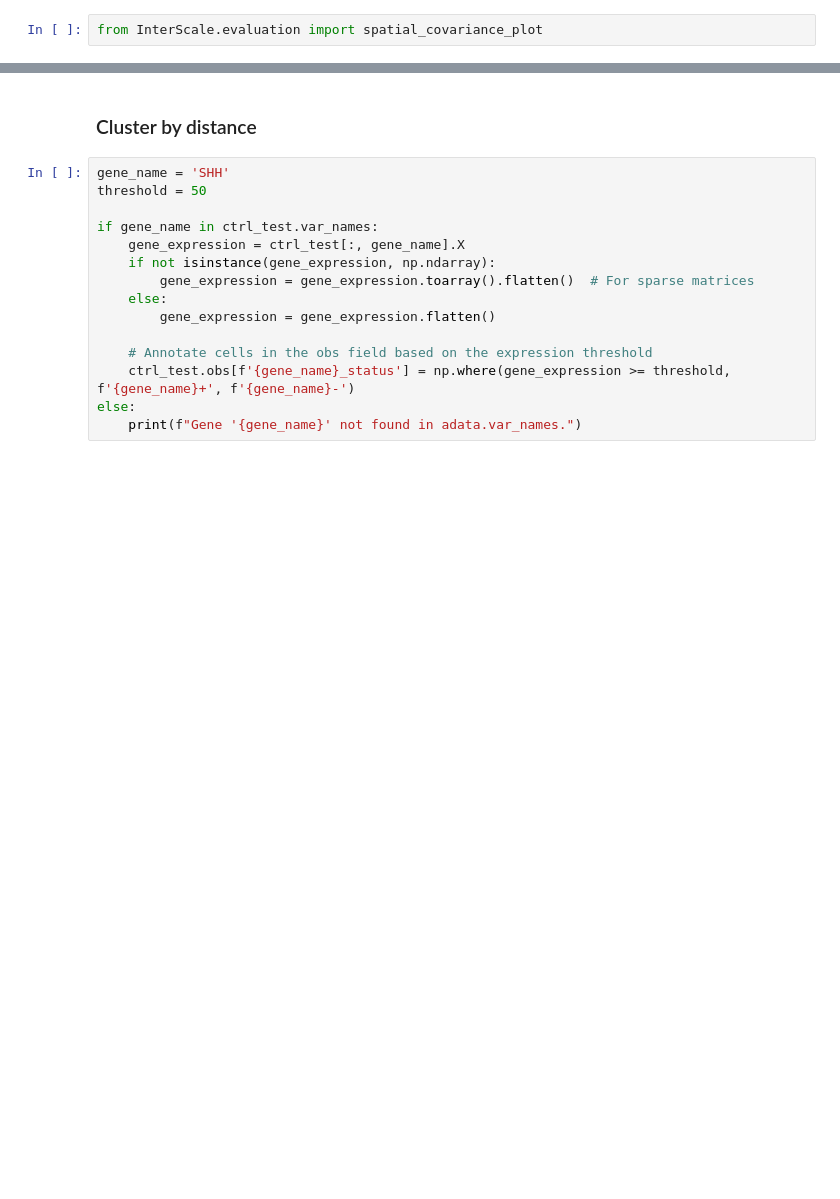
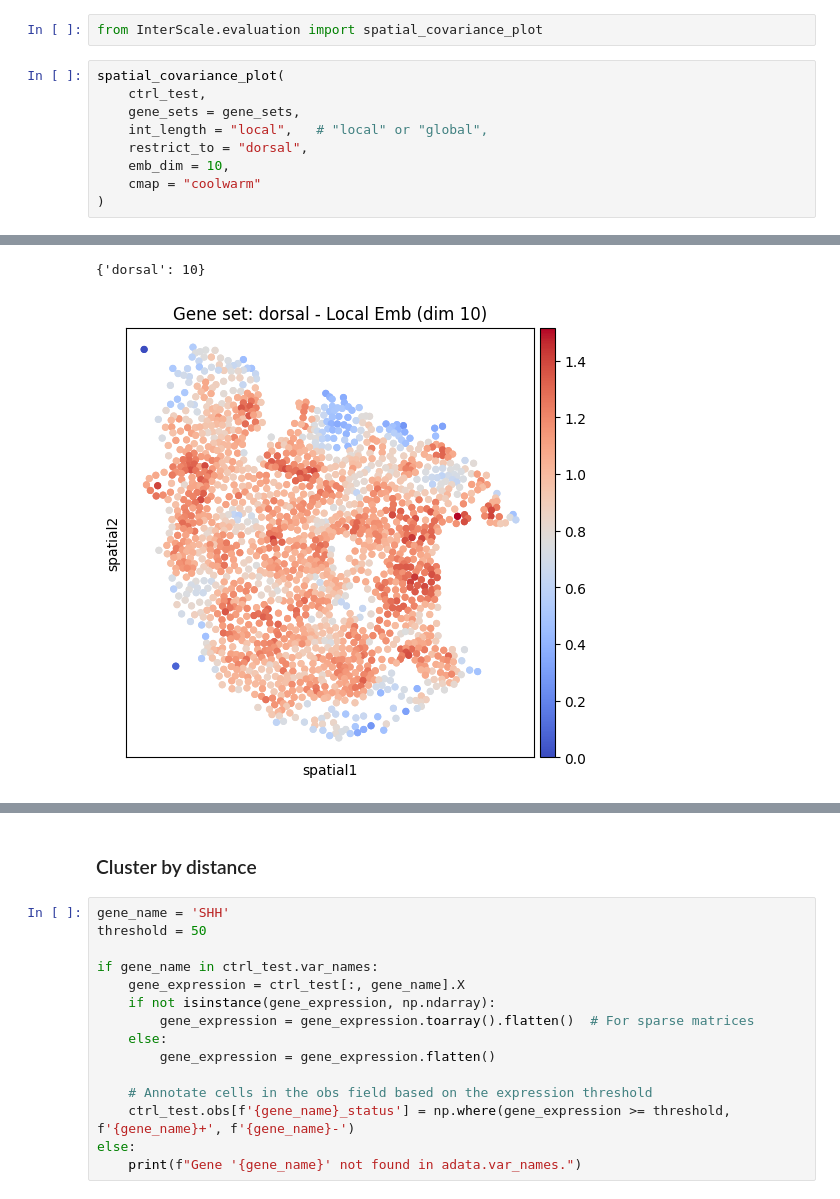
Before and after one commit to theislab/interscale, a Jupyter notebook: docs/notebooks/InterScale_CombinedModel_legnini_linear_decoder.ipynb, the cells around one changed output, grey strips where cells are left out. Cells and saved outputs as stored; diff of their text form; blank space fills up the shorter version.

```diff
--- a/docs/notebooks/InterScale_CombinedModel_legnini_linear_decoder.ipynb
+++ b/docs/notebooks/InterScale_CombinedModel_legnini_linear_decoder.ipynb
@@ -427,2 +439,12 @@ plt.show()
 # %%
 from InterScale.evaluation import spatial_covariance_plot
+# %%
+spatial_covariance_plot(
+    ctrl_test,
+    gene_sets = gene_sets,
+    int_length = "local",   # "local" or "global",
+    restrict_to = "dorsal",
+    emb_dim = 10,
+    cmap = "coolwarm"
+)
+# %% [output]
@@ -428,0 +452,2 @@ from InterScale.evaluation import spatial_covariance_plot
+{'dorsal': 10}
+[figure, added]
```
Also changed, not shown: parts of 31 cells of this notebook, 2 other files.
